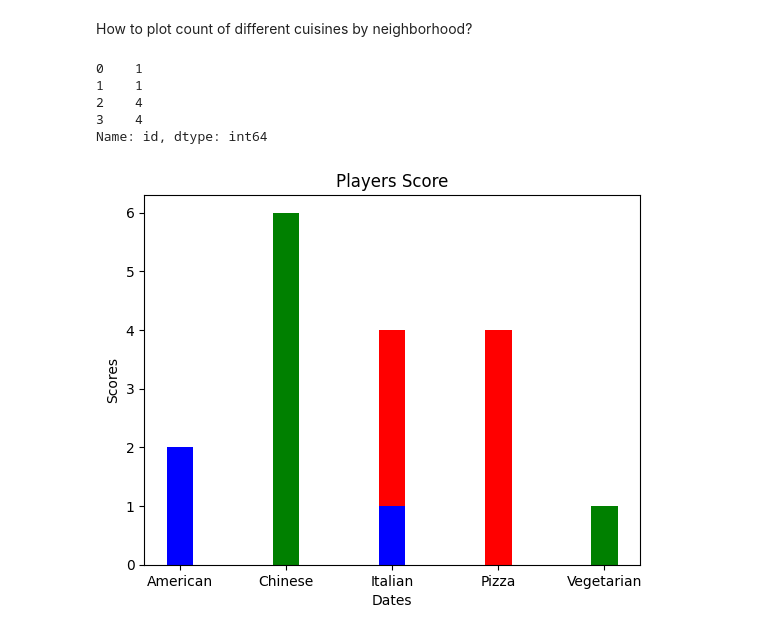
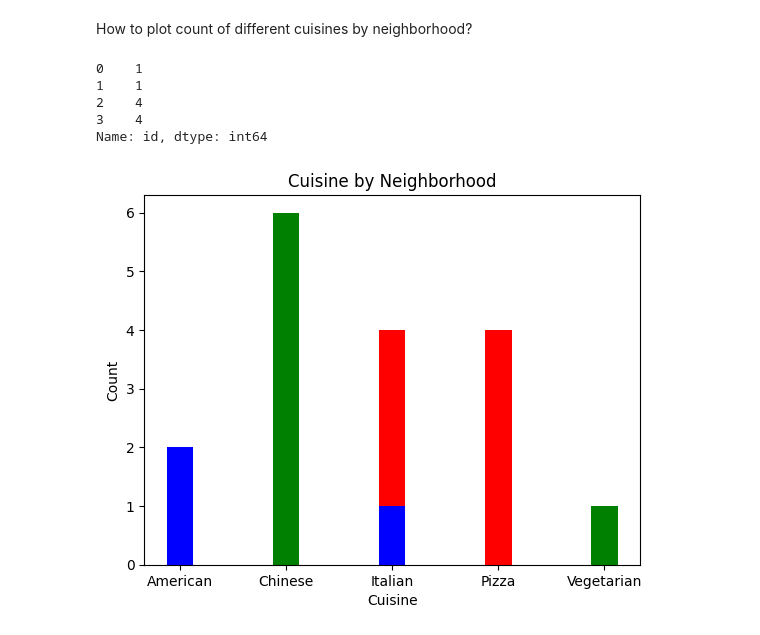
Before and after one commit to meanmodemoda/codecademy-data-science, a Jupyter notebook: Foodwheel Data Viz/foodwheel_project.ipynb, the cells around one changed output. Drawn from its saved outputs; the diff is of its cells as text; code cells hidden in the pictures.

```diff
--- a/Foodwheel Data Viz/foodwheel_project.ipynb
+++ b/Foodwheel Data Viz/foodwheel_project.ipynb
@@ -298,30 +298,30 @@ How to plot count of different cuisines by neighborhood?
 # %%
 N = 3
 ind = np.arange(N)
 width = 0.25
 
 xvals = nb.id[nb.neighborhood=='Brooklyn']
 
 print(xvals.head())
 bar1 = plt.bar(nb.cuisine[nb.neighborhood=='Brooklyn'], xvals, width, color = 'r')
 
 yvals = nb.id[nb.neighborhood=='Chinatown']
 bar2 = plt.bar(nb.cuisine[nb.neighborhood=='Chinatown'], yvals, width, color='g')
 
 zvals = nb.id[nb.neighborhood=='Uptown']
 bar3 = plt.bar(nb.cuisine[nb.neighborhood=='Uptown'], zvals, width, color = 'b')
 
 plt.xlabel("Cuisine")
-plt.ylabel('Scores')
-plt.title("Players Score")
+plt.ylabel('Count')
+plt.title("Cuisine by Neighborhood")
 
 # plt.xticks(ind+width,['2021Feb01', '2021Feb02', '2021Feb03'])
 # plt.legend( (bar1, bar2, bar3), ('Player1', 'Player2', 'Player3') )
 plt.show()
 # %% [output]
 0    1
 1    1
 2    4
 3    4
 Name: id, dtype: int64
-[figure, old version]
+[figure, new version]
```
Also changed, not shown: 5 other files.
